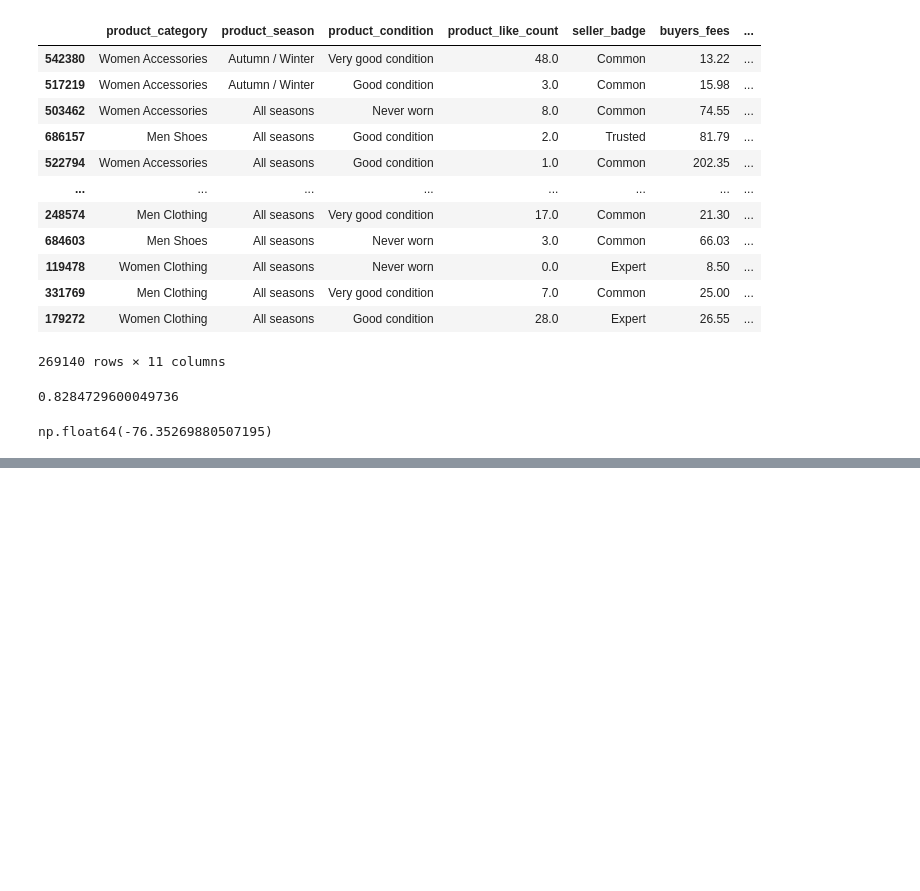
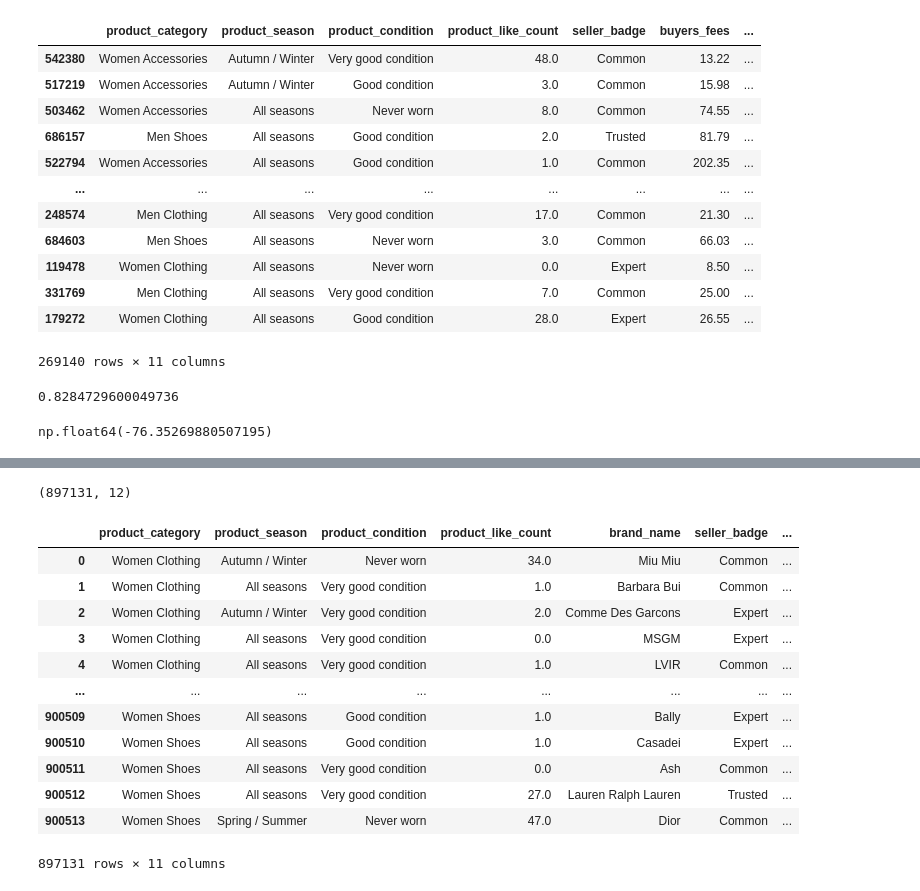
Before and after one commit to aplabey/2nd_hand_fashion_valuation, a Jupyter notebook: notebooks/aplabey_eda.ipynb, the cells around one changed output, grey strips where cells are left out. Cells and saved outputs as stored; diff of their text form; code cells hidden in the pictures; blank space fills up the shorter version.

```diff
--- a/notebooks/aplabey_eda.ipynb
+++ b/notebooks/aplabey_eda.ipynb
@@ -700,0 +694,9 @@ np.float64(-76.35269880507195)
+# %%
+df_dropped = df.drop(['buyers_fees','product_gender_target','product_id', 'product_type', 'brand_url', 'brand_id',
+                      'product_material', 'product_color', 'product_name',
+                      'product_description', 'product_keywords', 'warehouse_name', 'seller_id',
+                      'seller_pass_rate', 'seller_num_followers', 'seller_country', 'seller_price',
+                      'seller_earning', 'seller_community_rank', 'seller_username',
+                      'seller_num_products_listed', 'sold', 'reserved', 'available',
+                      'in_stock', 'should_be_gone', 'has_cross_border_fees', 'usually_ships_within'], axis=1)
+df_dropped.head()
@@ -700,0 +710,24 @@ np.float64(-76.35269880507195)
+# %%
+df3 = df_dropped[df_dropped['price_usd'] <= 10000]
+df3.shape
+# %% [output]
+(897131, 12)
+# %%
+y3 = df3['price_usd']
+X3 = df3.drop(columns=['price_usd'])
+
+X3
+# %% [output]
+|  | product_category | product_season | product_condition | product_like_count | brand_name | seller_badge | ... |
+| 0 | Women Clothing | Autumn / Winter | Never worn | 34.0 | Miu Miu | Common | ... |
+| 1 | Women Clothing | All seasons | Very good condition | 1.0 | Barbara Bui | Common | ... |
+| 2 | Women Clothing | Autumn / Winter | Very good condition | 2.0 | Comme Des Garcons | Expert | ... |
+| 3 | Women Clothing | All seasons | Very good condition | 0.0 | MSGM | Expert | ... |
+| 4 | Women Clothing | All seasons | Very good condition | 1.0 | LVIR | Common | ... |
+| ... | ... | ... | ... | ... | ... | ... | ... |
+| 900509 | Women Shoes | All seasons | Good condition | 1.0 | Bally | Expert | ... |
+| 900510 | Women Shoes | All seasons | Good condition | 1.0 | Casadei | Expert | ... |
+| 900511 | Women Shoes | All seasons | Very good condition | 0.0 | Ash | Common | ... |
+| 900512 | Women Shoes | All seasons | Very good condition | 27.0 | Lauren Ralph Lauren | Trusted | ... |
+| 900513 | Women Shoes | Spring / Summer | Never worn | 47.0 | Dior | Common | ... |
+897131 rows × 11 columns
```
Also changed, not shown: parts of 19 cells of this notebook.
